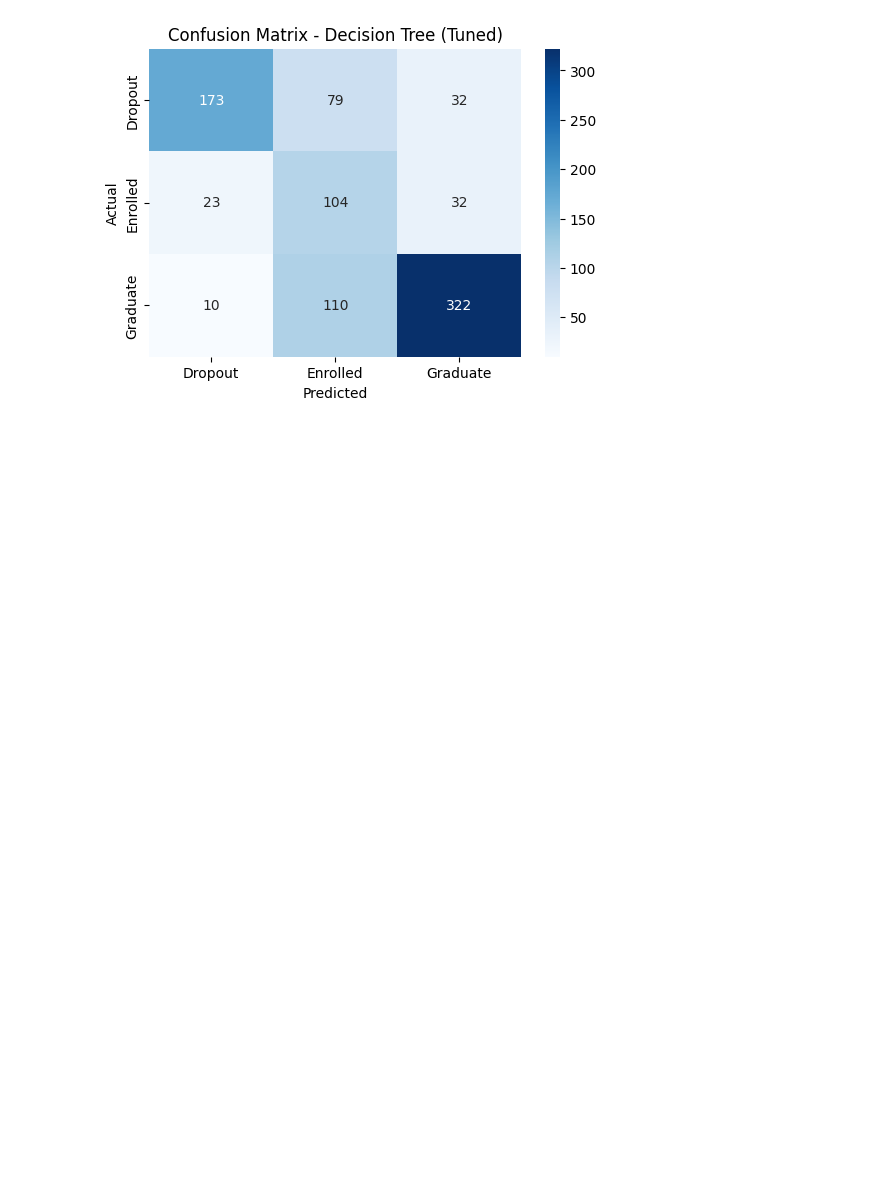
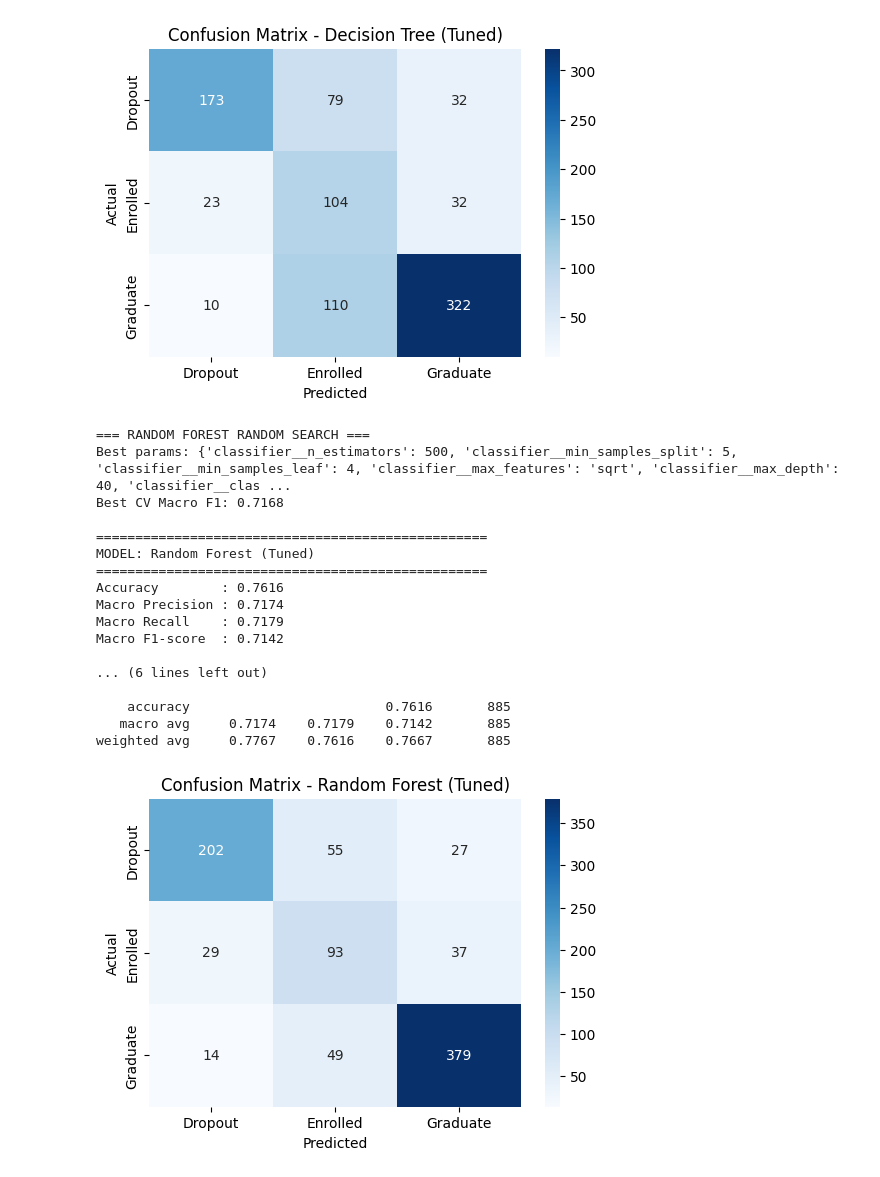
Before and after one commit to nunofv6/student-dropout-iaa, a Jupyter notebook: dropout.ipynb, the cells around one changed output. Drawn from its saved outputs; the diff is of its cells as text; code cells hidden in the pictures; blank space fills up the shorter version.

```diff
--- a/dropout.ipynb
+++ b/dropout.ipynb
@@ -377,46 +378,67 @@ weighted avg     0.7499    0.6768    0.6977       885
 rf_pipeline = Pipeline(steps=[
     ("preprocessor", preprocessor),
     ("classifier", RandomForestClassifier(random_state=42))
 ])
 
-param_grid_rf = {
-    "classifier__n_estimators": [100, 200, 300],
-    "classifier__max_depth": [None, 10, 20, 30],
-    "classifier__min_samples_split": [2, 5, 10],
-    "classifier__min_samples_leaf": [1, 2, 4],
+param_dist_rf = {
+    "classifier__n_estimators": [100, 200, 300, 500],
+    "classifier__max_depth": [None, 10, 20, 30, 40],
+    "classifier__min_samples_split": [2, 5, 10, 20],
+    "classifier__min_samples_leaf": [1, 2, 4, 8],
     "classifier__max_features": ["sqrt", "log2", None],
     "classifier__class_weight": [None, "balanced", "balanced_subsample"]
 }
 
 cv = StratifiedKFold(n_splits=5, shuffle=True, random_state=42)
 
-grid_rf = GridSearchCV(
+random_rf = RandomizedSearchCV(
     estimator=rf_pipeline,
-    param_grid=param_grid_rf,
+    param_distributions=param_dist_rf,
+    n_iter=30,
     cv=cv,
     scoring="f1_macro",
-    n_jobs=-1
+    n_jobs=-1,
+    random_state=42
 )
 
-grid_rf.fit(X_train, y_train)
+random_rf.fit(X_train, y_train)
 
-print("\n=== RANDOM FOREST TUNING ===")
-print("Best params:", grid_rf.best_params_)
-print(f"Best CV Macro F1: {grid_rf.best_score_:.4f}")
+print("\n=== RANDOM FOREST RANDOM SEARCH ===")
+print("Best params:", random_rf.best_params_)
+print(f"Best CV Macro F1: {random_rf.best_score_:.4f}")
 
-best_rf = grid_rf.best_estimator_
+best_rf = random_rf.best_estimator_
 
 results.append(
     evaluate_model_detailed(
         name="Random Forest (Tuned)",
         pipeline=best_rf,
         X_train=X_train,
         X_test=X_test,
         y_train=y_train,
         y_test=y_test,
         class_names=label_encoder.classes_
     )
 )
+# %% [output]
+=== RANDOM FOREST RANDOM SEARCH ===
+Best params: {'classifier__n_estimators': 500, 'classifier__min_samples_split': 5, 'classifier__min_samples_leaf': 4, 'classifier__max_features': 'sqrt', 'classifier__max_depth': 40, 'classifier__clas ...
+Best CV Macro F1: 0.7168
+
+==================================================
+MODEL: Random Forest (Tuned)
+==================================================
+Accuracy        : 0.7616
+Macro Precision : 0.7174
+Macro Recall    : 0.7179
+Macro F1-score  : 0.7142
+
+... (6 lines left out)
+
+    accuracy                         0.7616       885
+   macro avg     0.7174    0.7179    0.7142       885
+weighted avg     0.7767    0.7616    0.7667       885
+[figure, added]
 # %%
 svm_pipeline = Pipeline(steps=[
     ("preprocessor", preprocessor),
```
Also changed, not shown: parts of 3 cells of this notebook, 13 other files.
